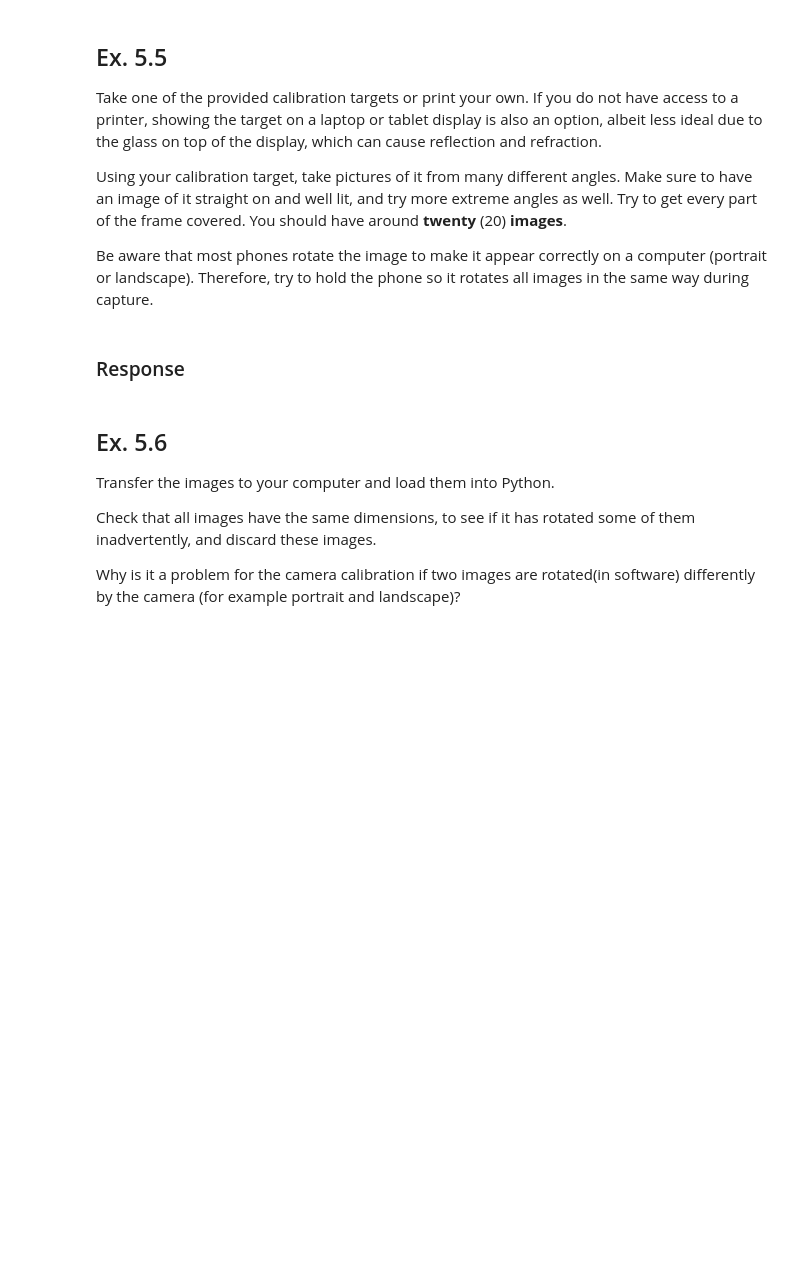
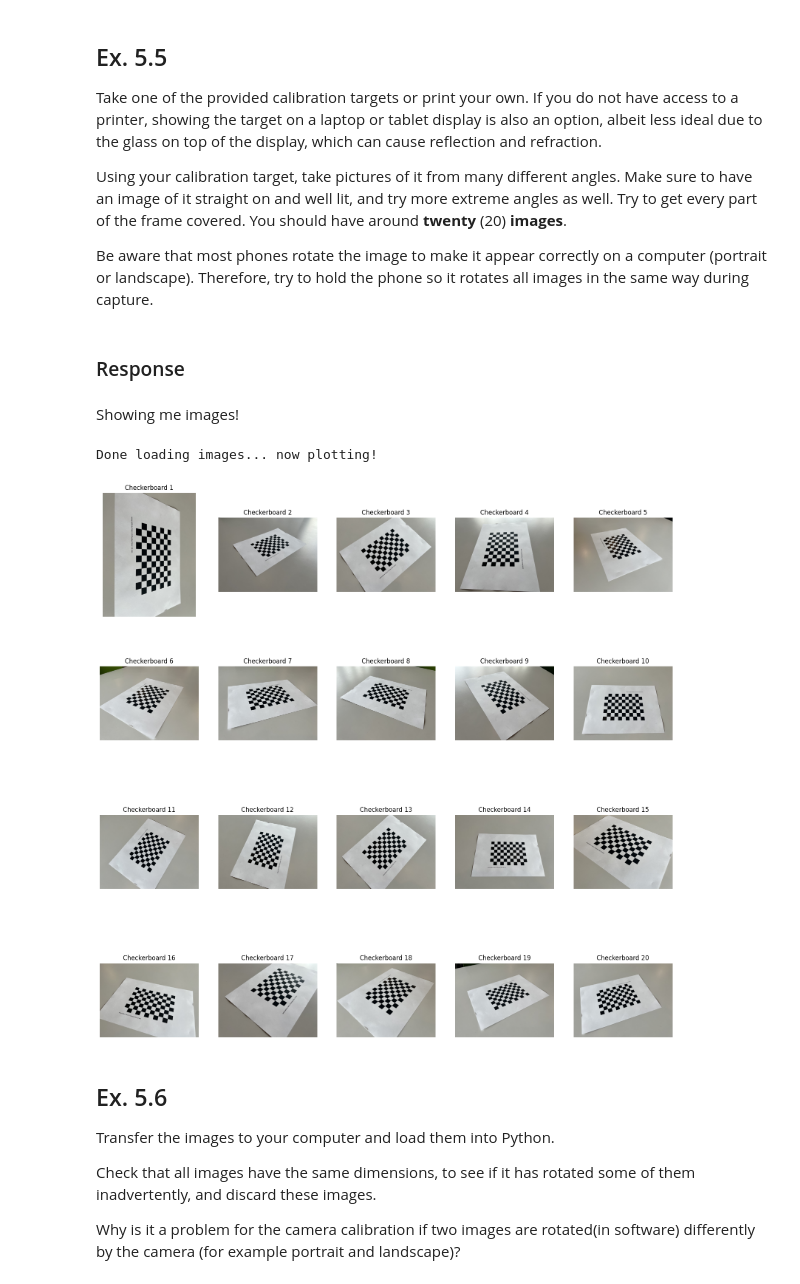
Before and after one commit to WeatherBoy/02504_Code, a Jupyter notebook: Ex05/ex05.ipynb, the cells around one changed output. Cells and saved outputs as stored; diff of their text form; code cells hidden in the pictures; blank space fills up the shorter version.

Commit message:
:sparkles: moved images in week 5

```diff
--- a/Ex05/ex05.ipynb
+++ b/Ex05/ex05.ipynb
@@ -10,7 +10,7 @@ import scipy
 import matplotlib.pyplot as plt
 import matplotlib
 
-def load_im(path : str, greyscale : bool) -> np.ndarray:
+def load_im(path : str, greyscale : bool = False) -> np.ndarray:
     """
         Takes:
             :param path: Path to where the image should be loaded
@@ -174,6 +174,11 @@ def triangulate(q_thicc : list, P_thicc : list):
     Q = Q.T / Q[-1] # <-- This scaling was highly recommended by Andreas <3
 
     return Q
+
+def RMSE(q : np.ndarray, q_tilde : np.ndarray) -> np.ndarray:
+    m = q.shape[1]
+    reproject_err = np.sqrt(np.sum(np.power(q_tilde - q, 2)) / m)
+    return reproject_err
 # %% [markdown]
 ## Initial setup
 Its propaply good to remember that:
@@ -391,6 +496,32 @@ Using your calibration target, take pictures of it from many different angles. M
 Be aware that most phones rotate the image to make it appear correctly on a computer (portrait or landscape). Therefore, try to hold the phone so it rotates all images in the same way during capture.
 # %% [markdown]
 ### Response
+# %% [markdown]
+Showing me images!
+# %%
+CHECKERBOARD_PATH = "../Data/Week_05/"
+
+NUM_IMS = 20
+ims = [None] * NUM_IMS
+
+# We know that there is exacly 20 images in this folder
+# That is why we do a subplot of 4 x 5
+plt.figure(figsize=(20, 20))
+for i, filename in enumerate(os.listdir(CHECKERBOARD_PATH)):
+    im = load_im(CHECKERBOARD_PATH + filename)
+    ims[i] = im
+    plt.subplot(4, 5, i + 1)
+    plt.title(f"Checkerboard {i + 1}")
+    plt.axis("off")
+    plt.imshow(im)
+
+    assert i < NUM_IMS, "There are more than 20 images in the folder!"
+
+print("Done loading images... now plotting!")
+plt.show()
+# %% [output]
+Done loading images... now plotting!
+[figure, added]
 # %% [markdown]
 ## Ex. 5.6
 
```
Also changed, not shown: parts of 7 cells of this notebook, 21 other files.
